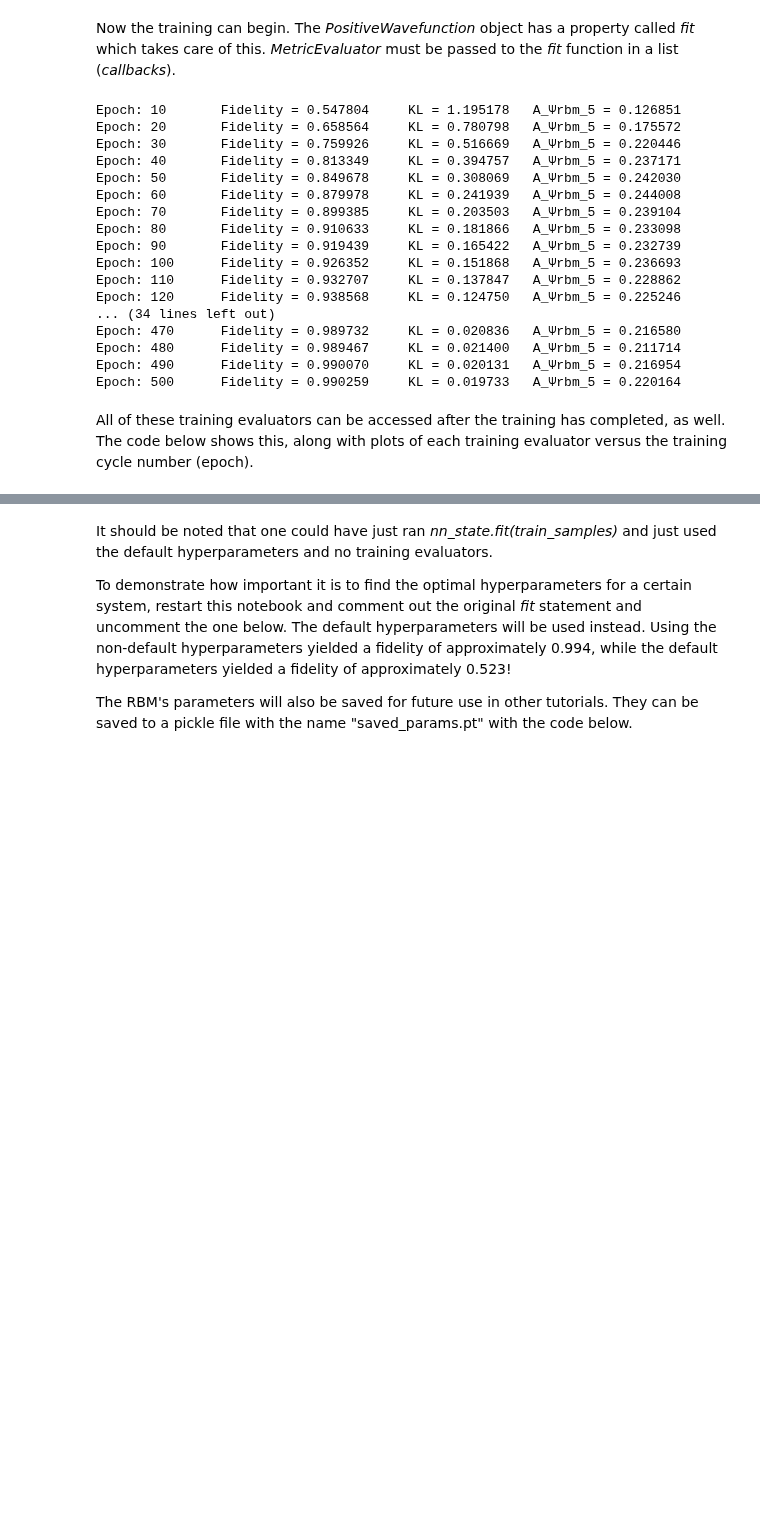
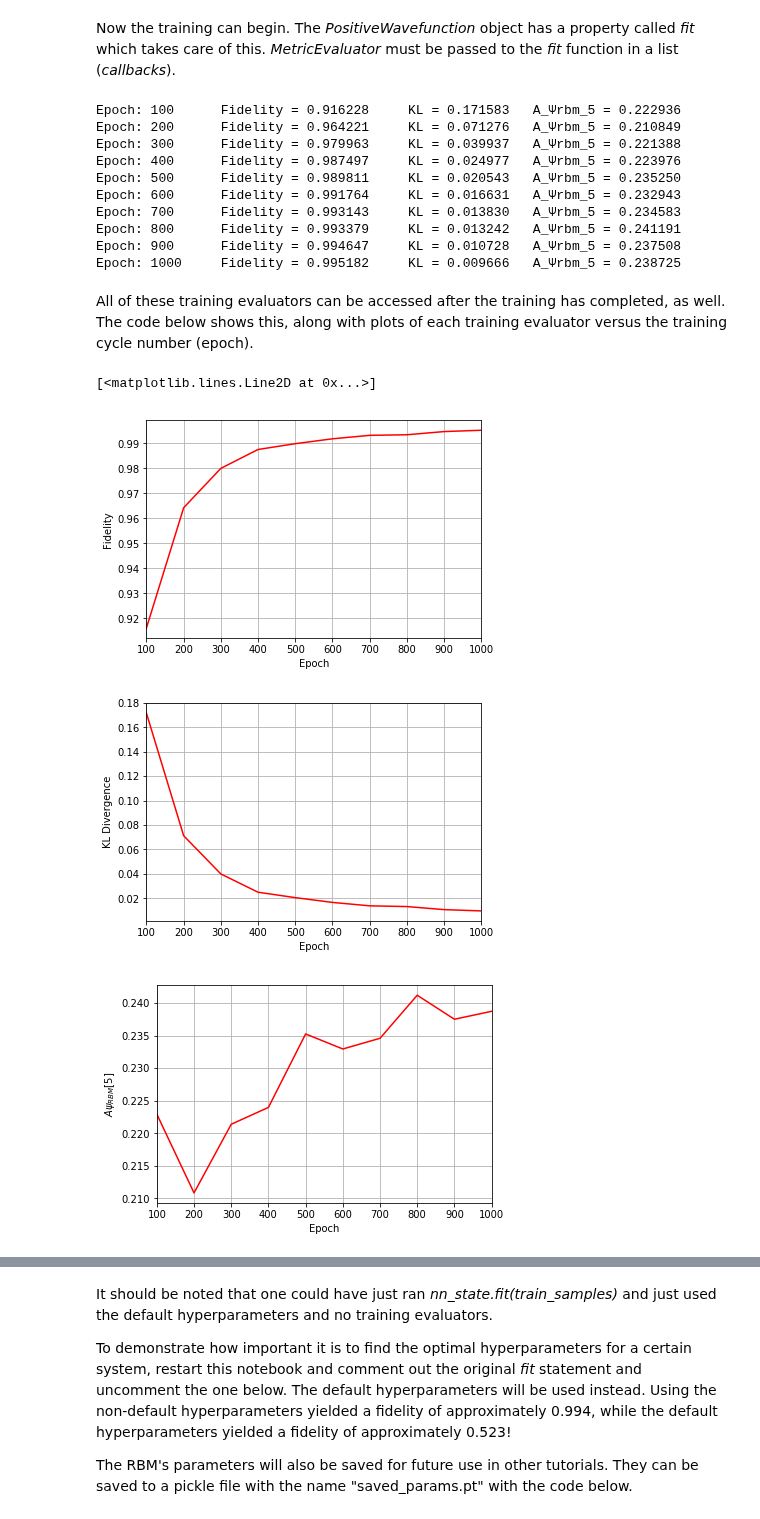
Before and after one commit to PIQuIL/QuCumber, a Jupyter notebook: examples/Tutorial1_TrainPosRealWavefunction/tutorial_quantum_ising.ipynb, the cells around one changed output, grey strips where cells are left out. Saved outputs shown, nothing was run; the diff lists cells and outputs as text; code cells hidden in the pictures; blank space fills up the shorter version.

```diff
--- a/examples/Tutorial1_TrainPosRealWavefunction/tutorial_quantum_ising.ipynb
+++ b/examples/Tutorial1_TrainPosRealWavefunction/tutorial_quantum_ising.ipynb
@@ -64,7 +64,7 @@ Now the hyperparameters of the training process can be specified.
 
 For the TFIM with 10 sites, the following hyperparameters give excellent results.
 # %%
-epochs = 500
+epochs = 1000
 pbs = 100  # pos_batch_size
 nbs = 200  # neg_batch_size
 lr = 0.01
@@ -92,7 +92,7 @@ def psi_coefficient(nn_state, space, A, **kwargs):
 # %% [markdown]
 Now the hilbert space of the system can be generated for the fidelity and KL divergence and the dictionary of functions the user would like to compute every "*log_every*" epochs can be given to the *MetricEvaluator*.
 # %%
-log_every = 10
+log_every = 100
 space = nn_state.generate_hilbert_space(nv)
 # %% [markdown]
 Now the training can begin. The *PositiveWavefunction* object has a property called *fit* which takes care of this. *MetricEvaluator* must be passed to the *fit* function in a list (*callbacks*).
@@ -119,28 +119,50 @@ nn_state.fit(
 )
 # nn_state.fit(train_data, callbacks=callbacks)
 # %% [output]
-Epoch: 10       Fidelity = 0.547804     KL = 1.195178   A_Ψrbm_5 = 0.126851
-Epoch: 20       Fidelity = 0.658564     KL = 0.780798   A_Ψrbm_5 = 0.175572
-Epoch: 30       Fidelity = 0.759926     KL = 0.516669   A_Ψrbm_5 = 0.220446
-Epoch: 40       Fidelity = 0.813349     KL = 0.394757   A_Ψrbm_5 = 0.237171
-Epoch: 50       Fidelity = 0.849678     KL = 0.308069   A_Ψrbm_5 = 0.242030
-Epoch: 60       Fidelity = 0.879978     KL = 0.241939   A_Ψrbm_5 = 0.244008
-Epoch: 70       Fidelity = 0.899385     KL = 0.203503   A_Ψrbm_5 = 0.239104
-Epoch: 80       Fidelity = 0.910633     KL = 0.181866   A_Ψrbm_5 = 0.233098
-Epoch: 90       Fidelity = 0.919439     KL = 0.165422   A_Ψrbm_5 = 0.232739
-Epoch: 100      Fidelity = 0.926352     KL = 0.151868   A_Ψrbm_5 = 0.236693
-Epoch: 110      Fidelity = 0.932707     KL = 0.137847   A_Ψrbm_5 = 0.228862
-Epoch: 120      Fidelity = 0.938568     KL = 0.124750   A_Ψrbm_5 = 0.225246
-... (34 lines left out)
-Epoch: 470      Fidelity = 0.989732     KL = 0.020836   A_Ψrbm_5 = 0.216580
-Epoch: 480      Fidelity = 0.989467     KL = 0.021400   A_Ψrbm_5 = 0.211714
-Epoch: 490      Fidelity = 0.990070     KL = 0.020131   A_Ψrbm_5 = 0.216954
-Epoch: 500      Fidelity = 0.990259     KL = 0.019733   A_Ψrbm_5 = 0.220164
+Epoch: 100      Fidelity = 0.916228     KL = 0.171583   A_Ψrbm_5 = 0.222936
+Epoch: 200      Fidelity = 0.964221     KL = 0.071276   A_Ψrbm_5 = 0.210849
+Epoch: 300      Fidelity = 0.979963     KL = 0.039937   A_Ψrbm_5 = 0.221388
+Epoch: 400      Fidelity = 0.987497     KL = 0.024977   A_Ψrbm_5 = 0.223976
+Epoch: 500      Fidelity = 0.989811     KL = 0.020543   A_Ψrbm_5 = 0.235250
+Epoch: 600      Fidelity = 0.991764     KL = 0.016631   A_Ψrbm_5 = 0.232943
+Epoch: 700      Fidelity = 0.993143     KL = 0.013830   A_Ψrbm_5 = 0.234583
+Epoch: 800      Fidelity = 0.993379     KL = 0.013242   A_Ψrbm_5 = 0.241191
+Epoch: 900      Fidelity = 0.994647     KL = 0.010728   A_Ψrbm_5 = 0.237508
+Epoch: 1000     Fidelity = 0.995182     KL = 0.009666   A_Ψrbm_5 = 0.238725
 # %% [markdown]
 All of these training evaluators can be accessed after the training has completed, as well. The code below shows this, along with plots of each training evaluator versus the training cycle number (epoch).
 # %%
 fidelities = callbacks[0].Fidelity
 KLs = callbacks[0].KL
 coeffs = callbacks[0].A_Ψrbm_5
 # Please note that the key given to the *MetricEvaluator* must be what comes after callbacks[0].
 epoch = np.arange(log_every, epochs + 1, log_every)
+
+plt.figure(1)
+ax1 = plt.axes()
+ax1.grid()
+ax1.set_xlim(log_every, epochs)
+ax1.set_xlabel("Epoch")
+ax1.set_ylabel("Fidelity")
+ax1.plot(epoch, fidelities, color="r")
+
+plt.figure(2)
+ax2 = plt.axes()
+ax2.grid()
+ax2.set_xlim(log_every, epochs)
+ax2.set_xlabel("Epoch")
+ax2.set_ylabel("KL Divergence")
+ax2.plot(epoch, KLs, color="r")
+
+plt.figure(3)
+ax3 = plt.axes()
+ax3.grid()
+ax3.set_xlim(log_every, epochs)
+ax3.set_xlabel("Epoch")
+ax3.set_ylabel(r"$A\psi_{RBM}[5]$")
+ax3.plot(epoch, coeffs, color="r")
+# %% [output]
+[<matplotlib.lines.Line2D at 0x...>]
+[figure, added]
+[figure, added]
+[figure, added]
```
Also changed, not shown: parts of 2 cells of this notebook, 44 other files.
